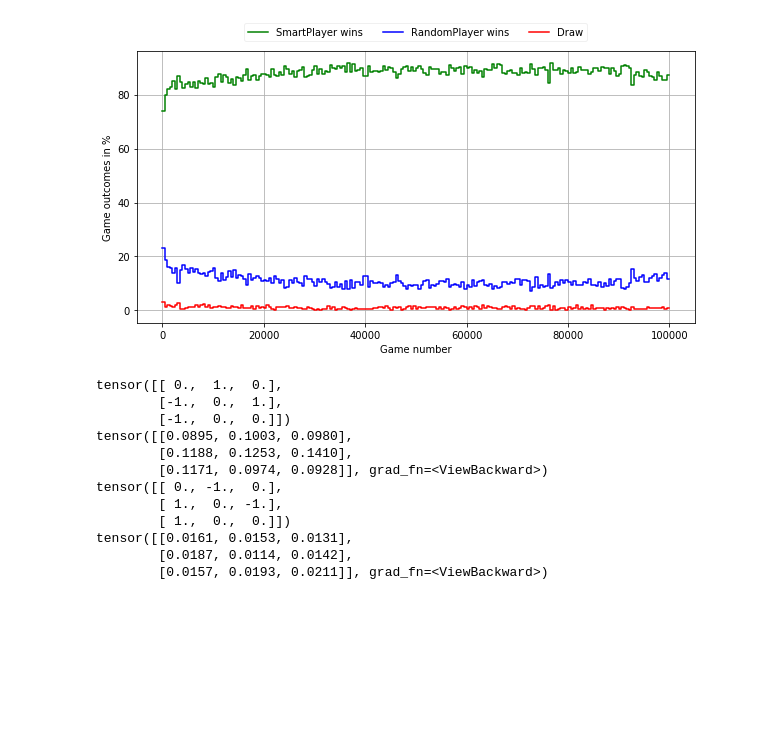
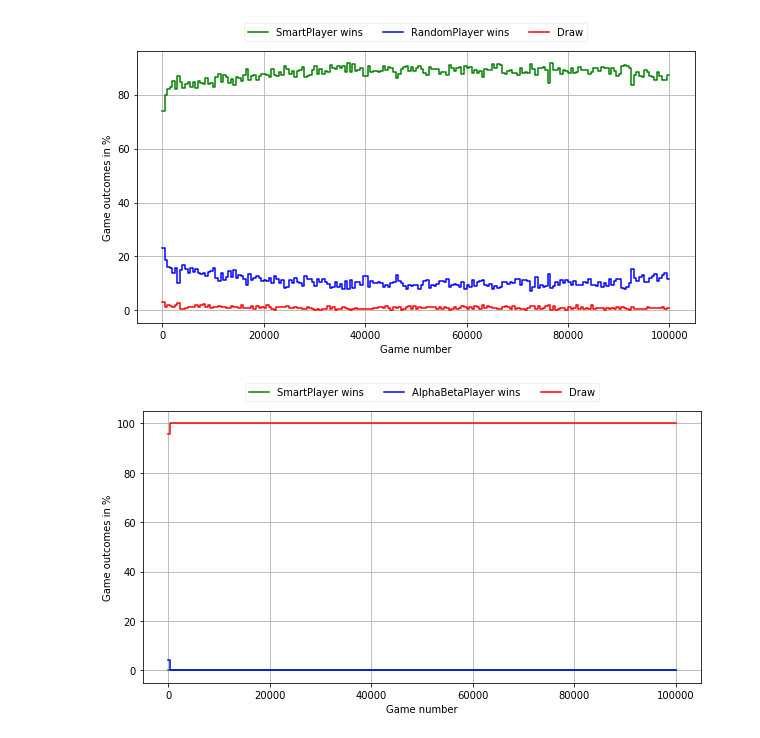
Before and after one commit to simonaertssen/TicTacToe-Reinforcement-Learning, a Jupyter notebook: TrainPlayers.ipynb, the cells around one changed output. Cells and saved outputs as stored; diff of their text form; code cells hidden in the pictures; blank space fills up the shorter version.

```diff
--- a/TrainPlayers.ipynb
+++ b/TrainPlayers.ipynb
@@ -71,40 +71,13 @@ SmartPlayer1.savePolicy()
 # %% [output]
 [figure]
 # %%
-SmartPlayer2 = SmartPlayer(nodes=36, lr=0.9, lrdecay=0.9)
+SmartPlayer2 = SmartPlayer(nodes=36, lr=0.9, lrdecay=0.95)
 SmartPlayer2.rewards = {"WINNER": 1.0, "LOSER":0.0, "MADEDRAW":1.0, "CHOSEDRAW":1.0}
 
 ABPlayer = AlphaBetaPlayer()
 
-train(SmartPlayer2, ABPlayer, rounds=200, battles=100)
+train(SmartPlayer2, ABPlayer, rounds=400, battles=250)
 ABPlayer.savePolicy()
 SmartPlayer2.savePolicy()
+# %% [output]
+[figure, added]
-# %%
-board = torch.zeros(3,3)
-board[0,1] = board[1,2] = 1
-board[2,0] = board[1,0] = -1
-print(board)
-
-output = SmartPlayer2._activebrain(board.flatten()).reshape(3,3)
-print(output)
-
-board = torch.zeros(3,3)
-board[0,1] = board[1,2] = -1
-board[2,0] = board[1,0] = 1
-print(board)
-
-output = SmartPlayer2._activebrain(board.flatten()).reshape(3,3)
-print(output)
-# %% [output]
-tensor([[ 0.,  1.,  0.],
-        [-1.,  0.,  1.],
-        [-1.,  0.,  0.]])
-tensor([[0.0895, 0.1003, 0.0980],
-        [0.1188, 0.1253, 0.1410],
-        [0.1171, 0.0974, 0.0928]], grad_fn=<ViewBackward>)
-tensor([[ 0., -1.,  0.],
-        [ 1.,  0., -1.],
-        [ 1.,  0.,  0.]])
-tensor([[0.0161, 0.0153, 0.0131],
-        [0.0187, 0.0114, 0.0142],
-        [0.0157, 0.0193, 0.0211]], grad_fn=<ViewBackward>)
```
Also changed, not shown: 1 other file.
